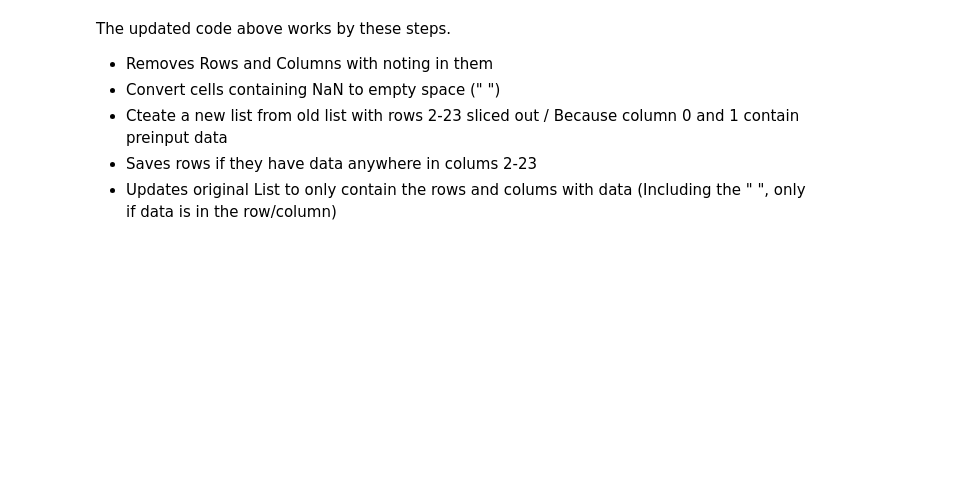
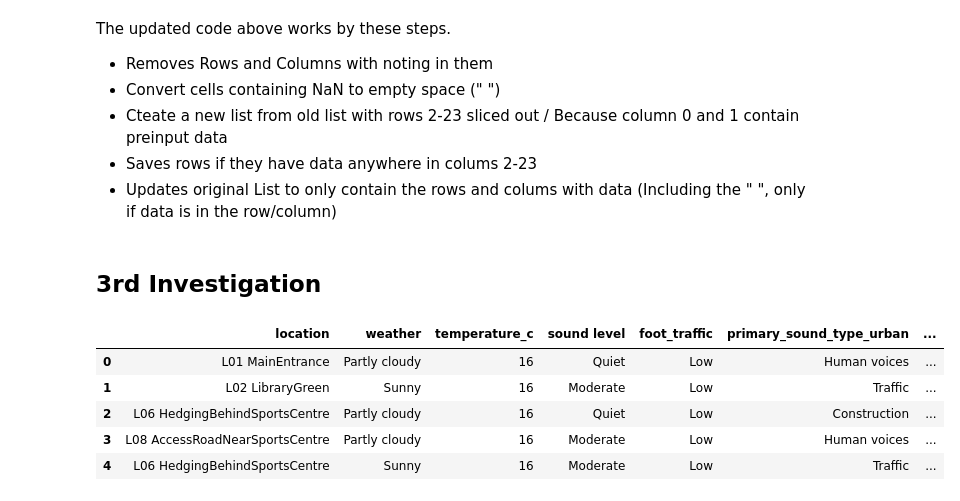
Before and after one commit to SethATU/ml-campus_data_project-colab, a Jupyter notebook: miniProject.ipynb, the cells around one changed output. Cells and saved outputs as stored; diff of their text form; code cells hidden in the pictures; blank space fills up the shorter version.

```diff
--- a/miniProject.ipynb
+++ b/miniProject.ipynb
@@ -102,3 +104,33 @@ The updated code above works by these steps.
 - Cteate a new list from old list with rows 2-23 sliced out / Because column 0 and 1 contain preinput data
 - Saves rows if they have data anywhere in colums 2-23
 - Updates original List to only contain the rows and colums with data (Including the " ", only if data is in the row/column)
+# %% [markdown]
+## 3rd Investigation
+# %%
+cleaned_df = df.dropna(how='all', axis=0)
+cleaned_df = cleaned_df.dropna(how='all', axis=1)
+cleaned_df = cleaned_df.fillna(value=" ")
+
+# Dropping unneeded columns
+cleaned_df = cleaned_df.drop(columns=['recorder_id', 'date', 'other_notes', 'most_notable_nature_element'], errors='ignore')
+
+target_cols = cleaned_df.columns[2:23]
+rows_to_keep = ~(cleaned_df[target_cols] == " ").all(axis=1)
+
+# Change empty spaces to 0
+cleaned_df = cleaned_df.replace(" ", 0)
+
+cleaned_df = cleaned_df[rows_to_keep]
+
+pd.set_option('display.max_rows', None)
+pd.set_option('display.max_columns', None)
+pd.set_option('display.width', None)
+
+display(cleaned_df.head())
+# %% [output]
+|  | location | weather | temperature_c | sound level | foot_traffic | primary_sound_type_urban | ... |
+| 0 | L01 MainEntrance | Partly cloudy | 16 | Quiet | Low | Human voices | ... |
+| 1 | L02 LibraryGreen | Sunny | 16 | Moderate | Low | Traffic | ... |
+| 2 | L06 HedgingBehindSportsCentre | Partly cloudy | 16 | Quiet | Low | Construction | ... |
+| 3 | L08 AccessRoadNearSportsCentre | Partly cloudy | 16 | Moderate | Low | Human voices | ... |
+| 4 | L06 HedgingBehindSportsCentre | Sunny | 16 | Moderate | Low | Traffic | ... |
```
Also changed, not shown: parts of 6 cells of this notebook.
